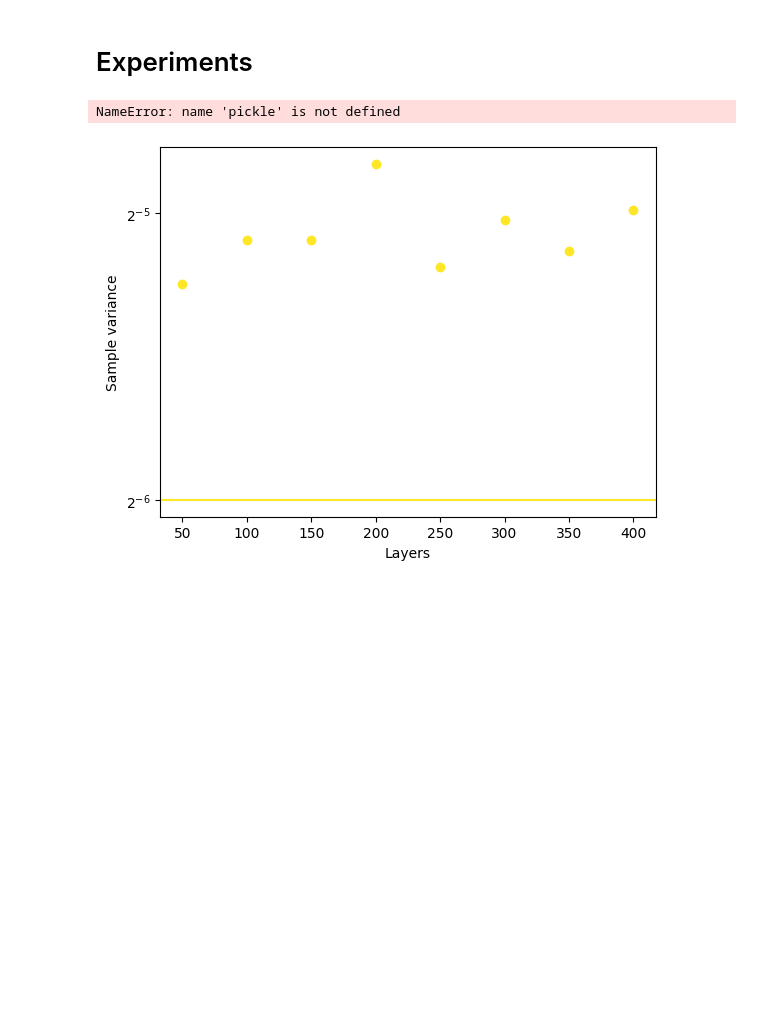
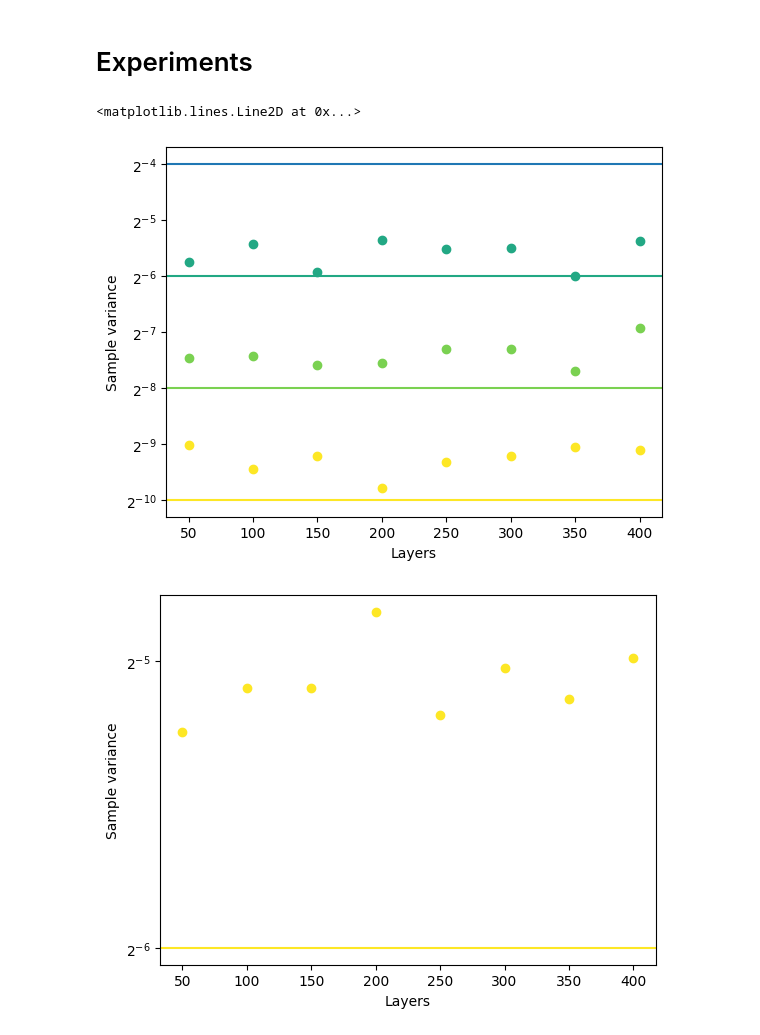
Before and after one commit to idnm/barren_traps, a Jupyter notebook: barren_traps.ipynb, the cells around one changed output. Drawn from its saved outputs; the diff is of its cells as text; code cells hidden in the pictures; blank space fills up the shorter version.

```diff
--- a/barren_traps.ipynb
+++ b/barren_traps.ipynb
@@ -116,9 +116,12 @@ class LocalVQA:
         x0 = []
         z0 = []
         for p in entangled_pauli_string[::-1]:
-            if p == 'I' or p == 'Z':
+            if p == 'I':
+                x0.append(np.random.choice([0, np.pi/2]))
+                z0.append(np.random.choice([0, np.pi/2]))
+            elif p == 'Z':
                 x0.append(0)
-                z0.append(0)
+                z0.append(np.random.choice([0, np.pi/2]))
             if p == 'Y':
                 x0.append(np.pi/2)
                 z0.append(0)
@@ -217,12 +220,9 @@ class Experiment:
                 grads = self.results[num_qubits][num_layers]['grads']
 
             for _ in range(num_points):
-                # all_observables = all_local_two_body_pauli(num_qubits)
-                # np.random.shuffle(all_observables)
-                # obs0, observables = all_observables[0], all_observables[1:]
-
-                obs0 = 'ZZ' + 'I' * (num_qubits-2)
-                observables = ['II' + obs for obs in all_local_two_body_pauli(num_qubits-2)]
+                all_observables = all_local_two_body_pauli(num_qubits)
+                np.random.shuffle(all_observables)
+                obs0, observables = all_observables[0], all_observables[1:]
 
                 phi0 = vqa.good_random_clifford_parameters(obs0)
                 k = np.random.choice(range(vqa.num_parameters)) # random grad component
@@ -287,15 +287,21 @@ class Experiment:
 # %% [markdown]
 # Experiments
 # %%
-experiment_disjoint = Experiment.load('disjoint')
+experiment_rnd = Experiment.load('rnd')
 # %%
+np.random.seed(12315829)
+
 layers = list(range(50, 400+1, 50))
 num_points = 100
 
-for num_qubits in [6]:
-    experiment_disjoint.run(num_qubits, layers, num_points=num_points, nograds=True)
+for num_qubits in [10]:
+    experiment_rnd.run(num_qubits, layers, num_points=num_points, nograds=True)
-# %% [output]
-NameError: name 'pickle' is not defined
+# %%
+experiment_rnd.plot_results()
+plt.axhline(2**-4)
+# %% [output]
+<matplotlib.lines.Line2D at 0x...>
+[figure, added]
 # %%
 experiment_disjoint.plot_results()
 # %% [output]
```
